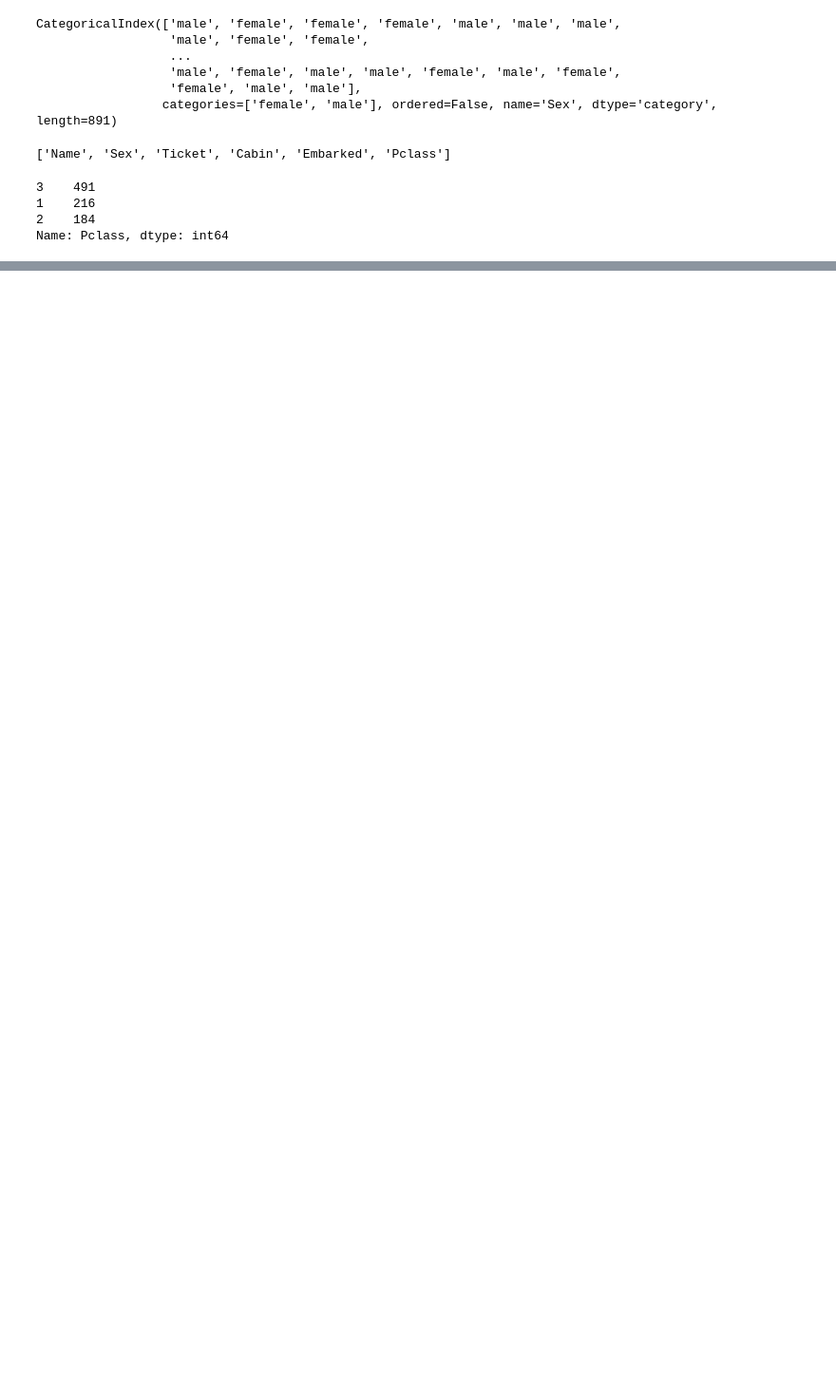
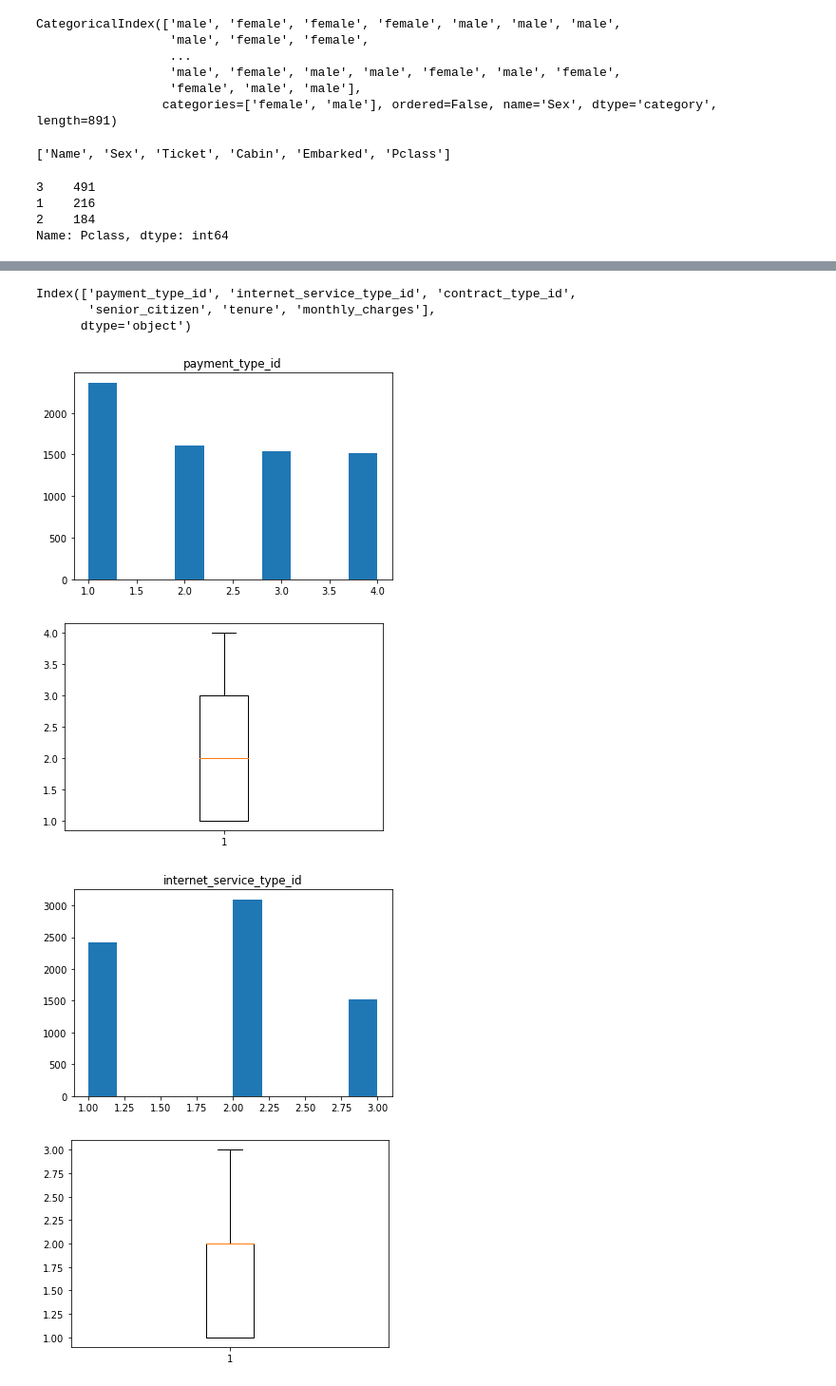
Before and after one commit to brianclements03/classification-exercises, a Jupyter notebook: classification_exercises.ipynb, the cells around one changed output, grey strips where cells are left out. Shown: that part at 95% size. Drawn from its saved outputs; the diff is of its cells as text; code cells hidden in the pictures; blank space fills up the shorter version.

```diff
--- a/classification_exercises.ipynb
+++ b/classification_exercises.ipynb
@@ -556,0 +630,3 @@ iris_df.head()
+# %%
+telco_df = acquire.get_telco_data()
+telco_df.head()
@@ -556,0 +677,19 @@ iris_df.head()
+# %%
+num_cols = telco_df.columns[[telco_df[col].dtype in ('int64', 'float64') for col in telco_df.columns]]
+num_cols
+# %% [output]
+Index(['payment_type_id', 'internet_service_type_id', 'contract_type_id',
+       'senior_citizen', 'tenure', 'monthly_charges'],
+      dtype='object')
+# %%
+for col in num_cols:
+    plt.hist(telco_df[col])
+    plt.title(col)
+    plt.show()
+    plt.boxplot(telco_df[col])
+    plt.show()
+# %% [output]
+[figure, added]
+[figure, added]
+[figure, added]
+[figure, added]
```
Also changed, not shown: parts of 81 cells of this notebook, 2 other files.
